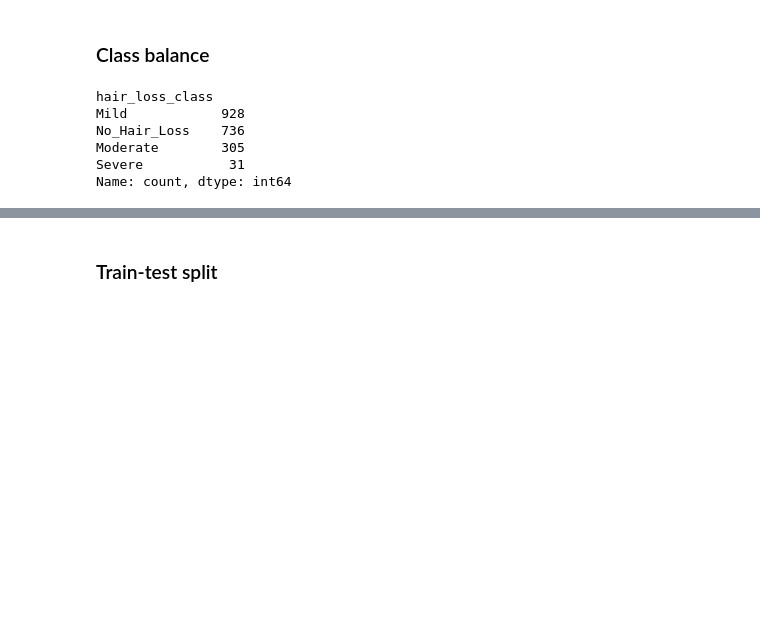
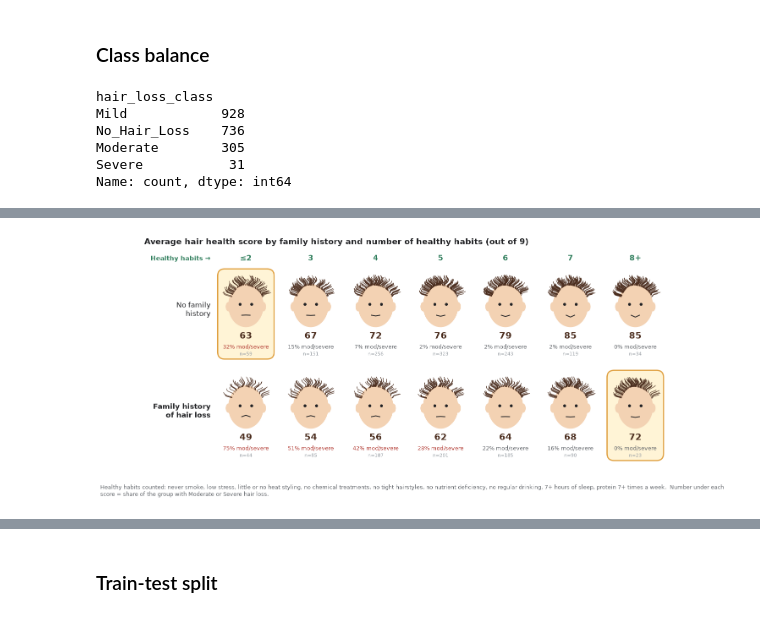
Before and after one commit to JayDbb/Hair-Loss-Classification-Model, a Jupyter notebook: hair_health.ipynb, the cells around one changed output, grey strips where cells are left out. Saved outputs shown, nothing was run; the diff lists cells and outputs as text; code cells hidden in the pictures; blank space fills up the shorter version.

```diff
--- a/hair_health.ipynb
+++ b/hair_health.ipynb
@@ -267,0 +424,52 @@ Name: count, dtype: int64
+# %%
+habits = pd.DataFrame({
+    "Never smoke": df["smoking_status"].eq("Never"),
+    "Low stress": df["stress_level"].eq("Low"),
+    "Little or no heat styling": df["heat_styling_frequency"].isin(["Never", "Occasional"]),
+    "No chemical treatments": df["chemical_hair_treatment"].eq("No_Chemical_Treatment"),
+    "No tight hairstyles": df["tight_hairstyle_frequency"].eq("Never"),
+    "No nutrient deficiency": df["nutritional_deficiency"].eq("No_Deficiency"),
+    "No regular drinking": df["alcohol_consumption"].ne("Regular"),
+    "7+ hours of sleep": df["sleep_hours"] >= 7,
+    "Protein 7+ times a week": df["protein_frequency_per_week"] >= 7,
+})
+n_habits = habits.sum(axis=1).clip(2, 8)
+serious = df["hair_loss_class"].isin(["Moderate", "Severe"])
+grp = pd.DataFrame({"fh": df["family_history"], "h": n_habits, "score": df["hair_health_score"], "serious": serious})
+table = grp.groupby(["fh", "h"]).agg(score=("score", "mean"), serious=("serious", "mean"), n=("score", "size"))
+levels = list(range(2, 9))
+col_labels = ["≤2"] + [str(k) for k in range(3, 8)] + ["8+"]
+
+fig, ax = plt.subplots(figsize=(16, 7.6))
+dx, row_y = 2.3, {"No": 3.6, "Yes": 0}
+for fh, yrow in row_y.items():
+    for j, h in enumerate(levels):
+        cx = j * dx
+        r = table.loc[(fh, h)]
+        highlight = (fh == "Yes" and h == 8) or (fh == "No" and h == 2)
+        if highlight:
+            ax.add_patch(FancyBboxPatch((cx - 1.0, yrow - 1.75), 2.0, 3.2, boxstyle="round,pad=0,rounding_size=0.25",
+                                        facecolor="#FFF4D6", edgecolor=WARN, lw=2, zorder=0))
+        draw_head(ax, cx, yrow + 0.15, r["score"], scale=0.82, seed=j + (0 if fh == "No" else 50))
+        ax.text(cx, yrow - 1.02, f"{r['score']:.0f}", ha="center", fontsize=15, fontweight="bold", color=HAIR)
+        ax.text(cx, yrow - 1.38, f"{r['serious']:.0%} mod/severe", ha="center", fontsize=9,
+                color=BAD if r["serious"] >= 0.25 else MUTED)
+        ax.text(cx, yrow - 1.62, f"n={int(r['n'])}", ha="center", fontsize=8, color="#9AA0A6")
+for j, lab in enumerate(col_labels):
+    ax.text(j * dx, 5.35, lab, ha="center", fontsize=13, fontweight="bold", color=GOOD)
+ax.text(-1.25, 5.35, "Healthy habits →", ha="right", fontsize=11, color=GOOD, fontweight="bold")
+ax.text(-1.25, row_y["No"], "No family\nhistory", ha="right", va="center", fontsize=12, color=INK)
+ax.text(-1.25, row_y["Yes"], "Family history\nof hair loss", ha="right", va="center", fontsize=12, color=INK, fontweight="bold")
+ax.set_xlim(-3.6, (len(levels) - 1) * dx + 1.2)
+ax.set_ylim(-1.9, 5.8)
+ax.set_aspect("equal")
+ax.axis("off")
+ax.set_title("Average hair health score by family history and number of healthy habits (out of 9)",
+             fontsize=14, fontweight="bold", loc="left", color=INK)
+fig.text(0.06, 0.06, "Healthy habits counted: " + ", ".join(habits.columns).lower() + ".  "
+         "Number under each score = share of the group with Moderate or Severe hair loss.",
+         fontsize=9, color=MUTED, wrap=True)
+plt.savefig("figures/genes_vs_habits.png", dpi=200, bbox_inches="tight")
+plt.show()
+# %% [output]
+[figure, added]
```
Also changed, not shown: parts of 20 cells of this notebook, 3 other files.
